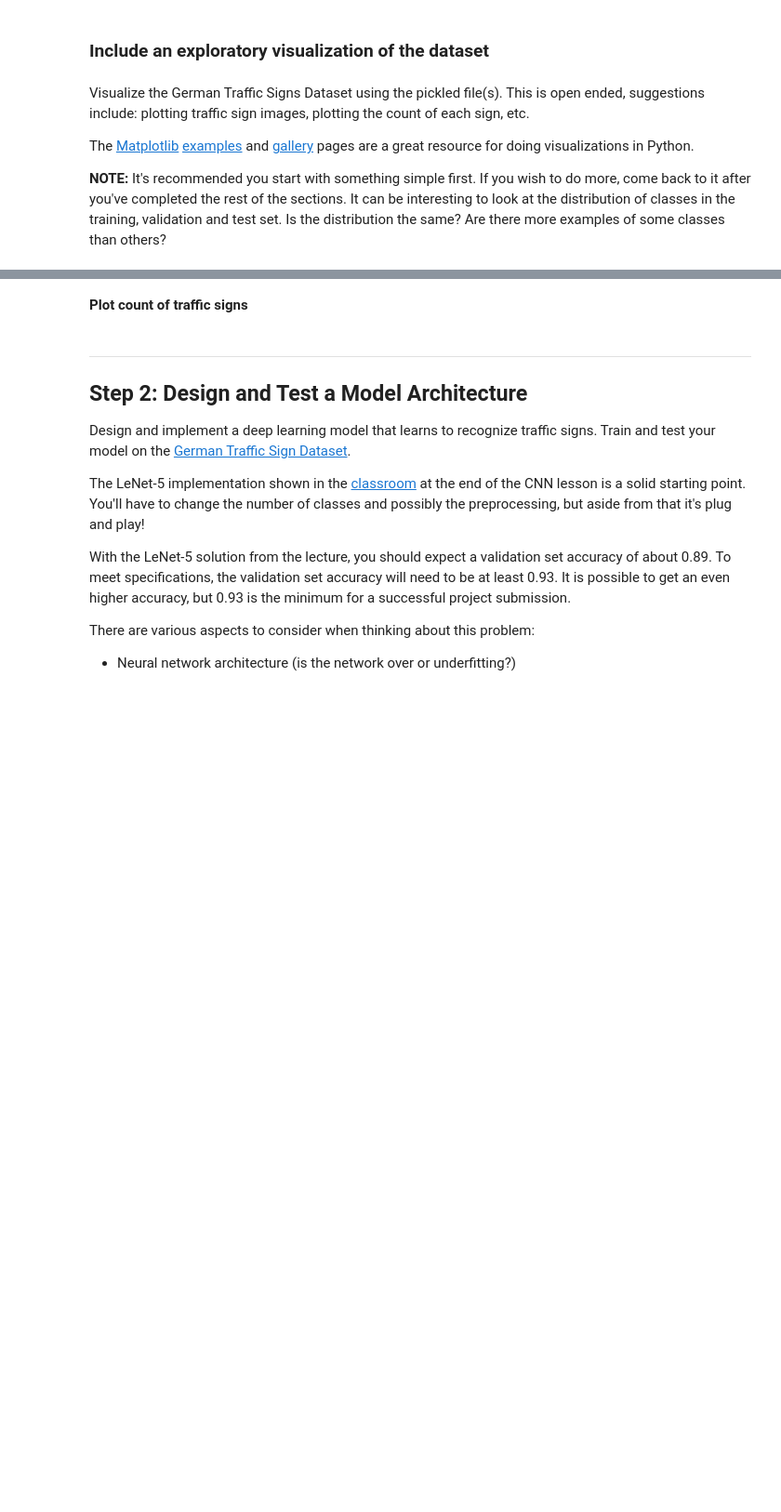
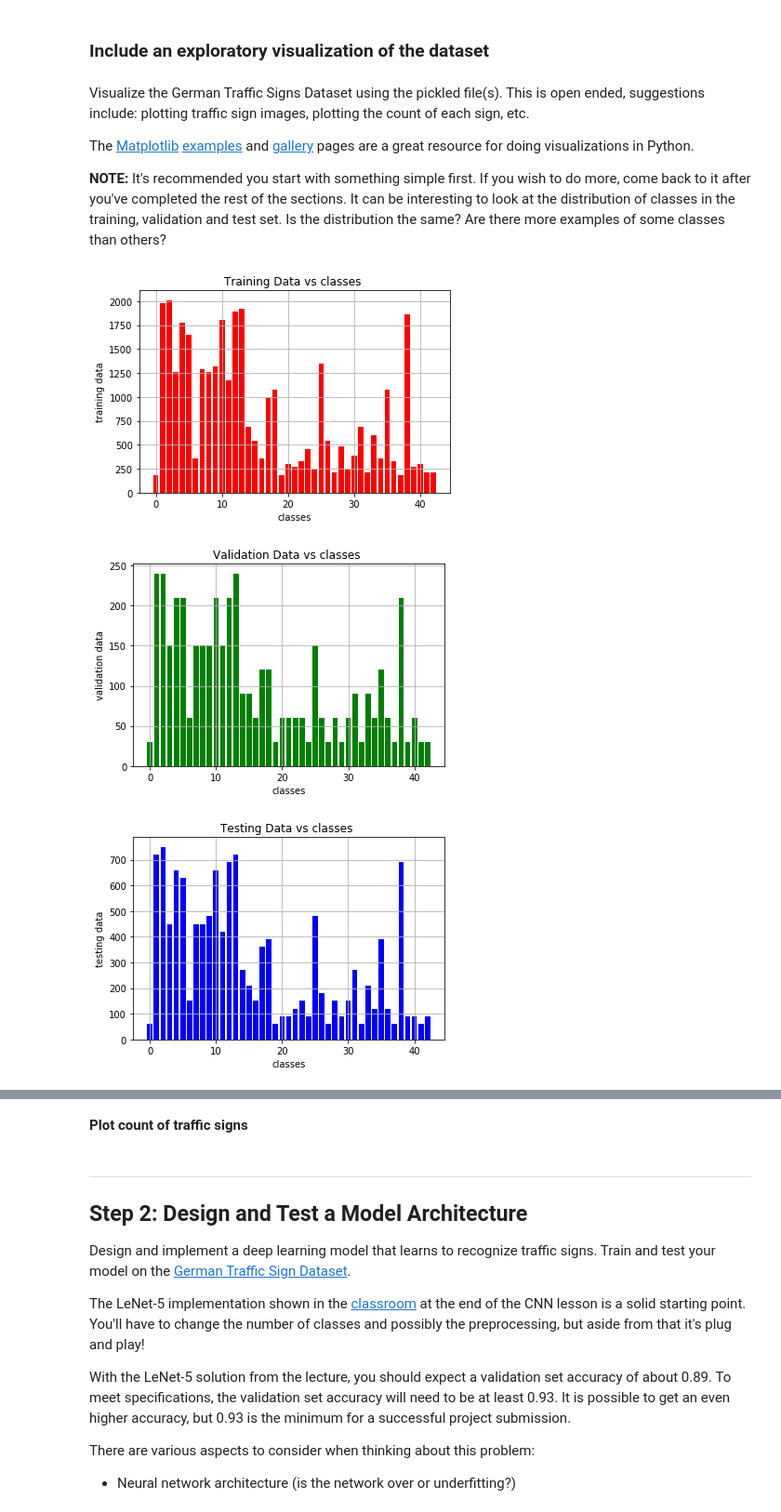
Before and after one commit to anjanarajam/SELF-DRIVING-CAR-TRAFFIC-LIGHT-CLASSIFIER, a Jupyter notebook: Traffic_Sign_Classifier.ipynb, the cells around one changed output, grey strips where cells are left out. Shown at 93% size. Cells and saved outputs as stored; diff of their text form; code cells hidden in the pictures; blank space fills up the shorter version.

Commit message:
Added images and main file

```diff
--- a/Traffic_Sign_Classifier.ipynb
+++ b/Traffic_Sign_Classifier.ipynb
@@ -95,6 +96,35 @@ Visualize the German Traffic Signs Dataset using the pickled file(s). This is op
 The [Matplotlib](http://matplotlib.org/) [examples](http://matplotlib.org/examples/index.html) and [gallery](http://matplotlib.org/gallery.html) pages are a great resource for doing visualizations in Python.
 
 **NOTE:** It's recommended you start with something simple first. If you wish to do more, come back to it after you've completed the rest of the sections. It can be interesting to look at the distribution of classes in the training, validation and test set. Is the distribution the same? Are there more examples of some classes than others?
+# %%
+# Plot the distribution of the classes against training , validation and testing data
+unique_y_train, num_x_train = np.unique(y_train, return_counts=True)
+plt.bar(unique_y_train, num_x_train, color = 'r')
+plt.grid()
+plt.title("Training Data vs classes ")
+plt.xlabel("classes")
+plt.ylabel("training data")
+plt.show()
+
+unique_y_valid, num_x_valid = np.unique(y_valid, return_counts=True)
+plt.bar(unique_y_valid, num_x_valid, color = 'g')
+plt.grid()
+plt.title("Validation Data vs classes ")
+plt.xlabel("classes")
+plt.ylabel("validation data")
+plt.show()
+
+unique_y_test, num_x_test = np.unique(y_test, return_counts=True)
+plt.bar(unique_y_test, num_x_test, color = 'b')
+plt.grid()
+plt.title("Testing Data vs classes ")
+plt.xlabel("classes")
+plt.ylabel("testing data")
+plt.show()
+# %% [output]
+[figure, added]
+[figure, added]
+[figure, added]
 # %%
 # Plot random images from the training set
 fig, ax1 = plt.subplots(3,5, figsize=(15, 6))
```
Also changed, not shown: parts of 9 cells of this notebook, 10 other files.
